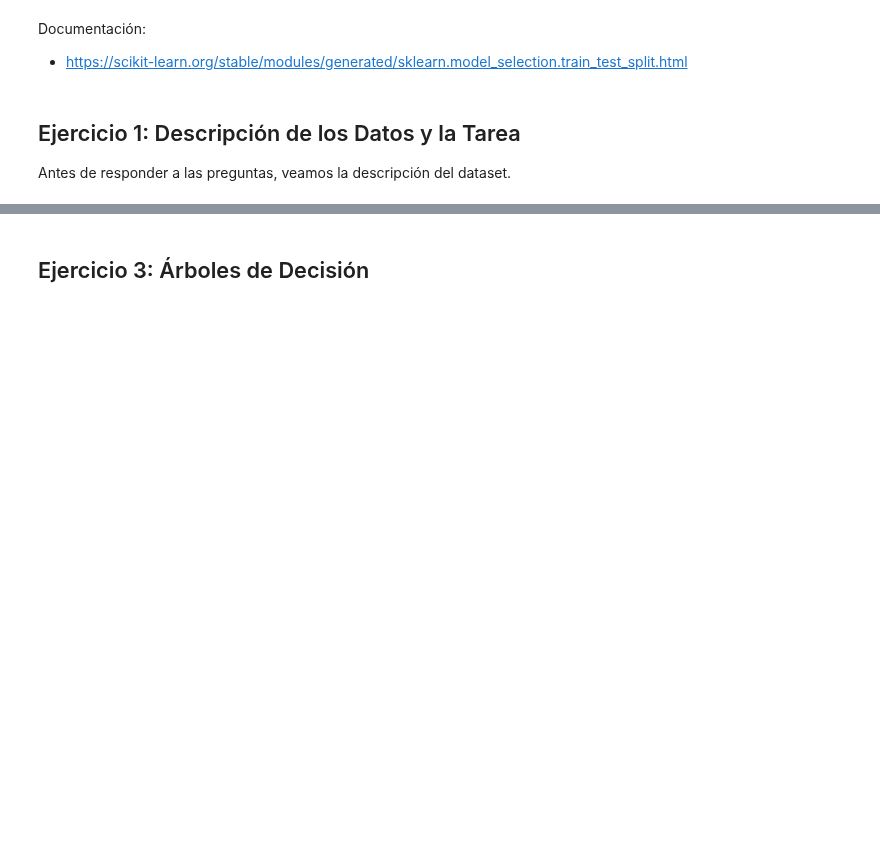
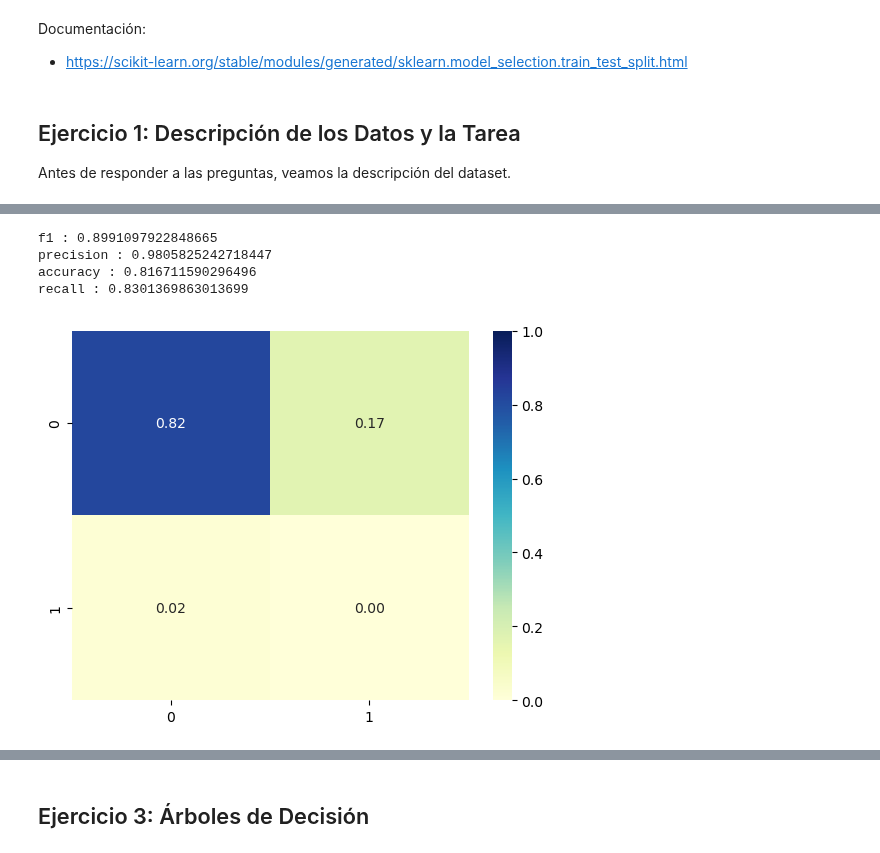
Before and after one commit to Cheva94/Diplo_G22, a Jupyter notebook: IAA/parte2_resolucion.ipynb, the cells around one changed output, grey strips where cells are left out. Drawn from its saved outputs; the diff is of its cells as text; code cells hidden in the pictures; blank space fills up the shorter version.

```diff
--- a/IAA/parte2_resolucion.ipynb
+++ b/IAA/parte2_resolucion.ipynb
@@ -111 +162,22 @@ The Home Equity dataset (HMEQ) contains baseline and loan performance informatio
+# %%
+def compute_scores_class( y_pred , y_true ) :
+
+    "defino una funcion para calcular la matriz de contingencia, y varios scores"
+
+    cmatrix = sklearn.metrics.confusion_matrix(y_true, y_pred)
+    cmatrix_norm = cmat / np.sum(cmat)
+
+    tp = cmatrix_norm[0,0]
+    fp = cmatrix_norm[1,0]
+    tn = cmatrix_norm[1,1]
+    fn = cmatrix_norm[0,1]
+
+    model_pre = tp / (tp+fp)
+    model_acc = (tp+tn)/(tp+tn+fp+fn)
+    model_rec = tp / ( fn + tp )
+    F1 = 2 * (model_pre * model_rec) / (model_pre + model_rec)
+
+    index = {"f1":F1,"precision":model_pre,"accuracy":model_acc,"recall":model_rec}
+
+    return cmatrix_norm, index
 # %% [markdown]
@@ -150,0 +193,12 @@ Documentación:
+# %%
+# Escribimos los resultados obtenidos
+model = SGDClassifier(random_state=0)
+model.fit(x_train, y_train)
+y_pred = model.predict(x_test)
+
+# Escribimos los resultados obtenidos
+print('Predicción:')
+print(y_pred)
+print('*'*75)
+print('Conjunto de testeo:')
+print(y_test.to_numpy())
@@ -150,0 +227,14 @@ Documentación:
+# %%
+### Matriz de confusión:
+cmat, index = compute_scores_class(y_test, y_pred)
+
+plot_confusion_matrix(cmat)
+
+for idx in index:
+    print(idx,':',index[idx])
+# %% [output]
+f1 : 0.8991097922848665
+precision : 0.9805825242718447
+accuracy : 0.816711590296496
+recall : 0.8301369863013699
+[figure, added]
```
Also changed, not shown: parts of 34 cells of this notebook.
